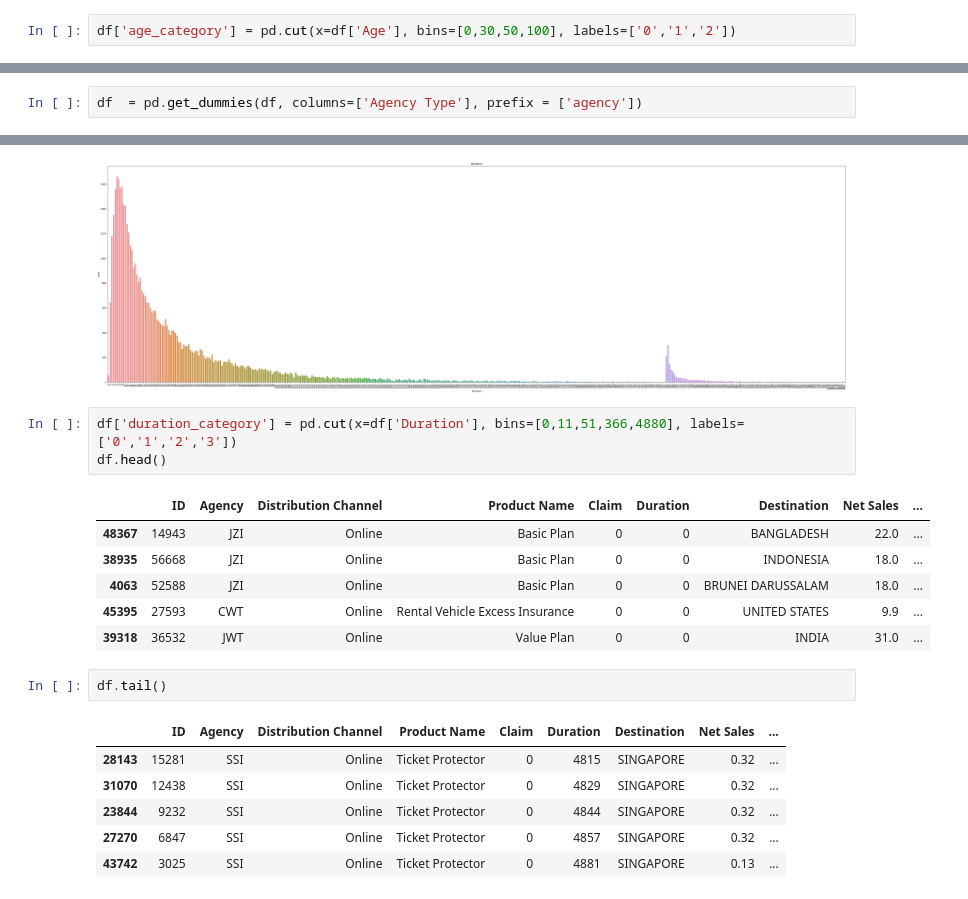
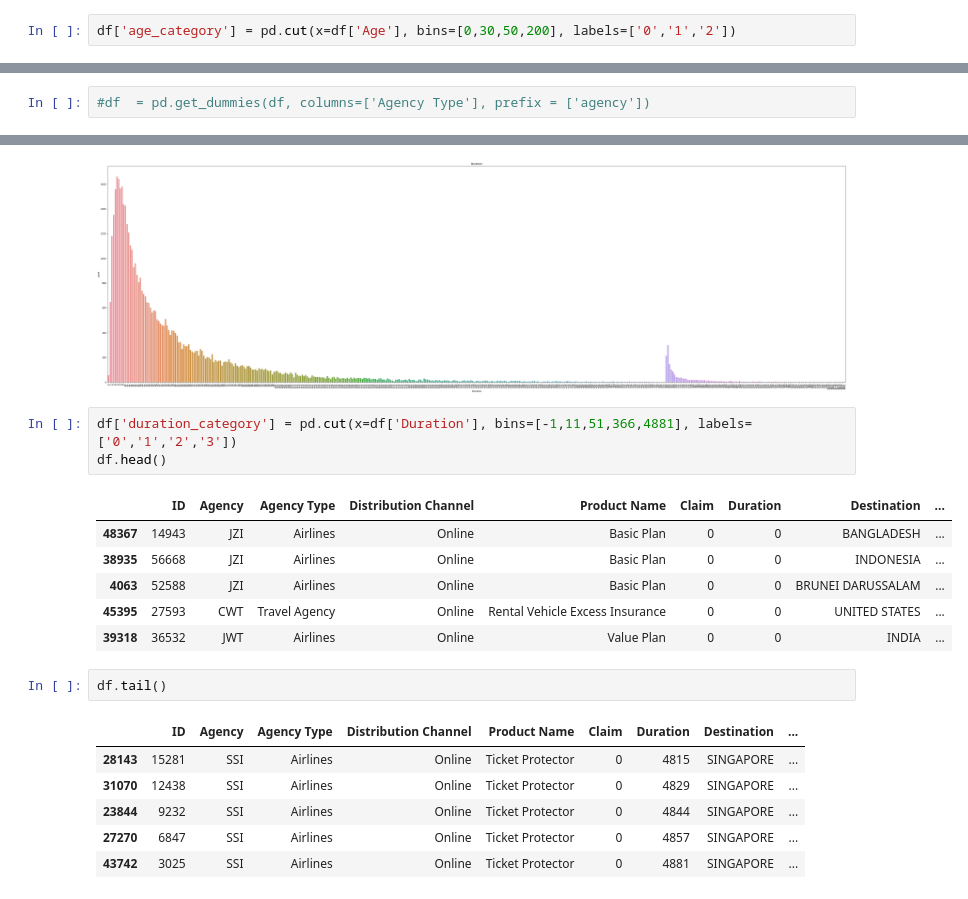
Before and after one commit to sosagago/Are-you-sure-to-Insure-, a Jupyter notebook: Insurer.ipynb, the cells around one changed output, grey strips where cells are left out. Drawn from its saved outputs; the diff is of its cells as text.

```diff
--- a/Insurer.ipynb
+++ b/Insurer.ipynb
@@ -268,7 +268,7 @@ plt.show()
 # %% [output]
 [figure]
 # %%
-df['age_category'] = pd.cut(x=df['Age'], bins=[0,30,50,100], labels=['0','1','2'])
+df['age_category'] = pd.cut(x=df['Age'], bins=[0,30,50,200], labels=['0','1','2'])
 # %%
 df  = pd.get_dummies(df, columns=['age_category'], prefix = ['age'])
 df.head()
@@ -315,4 +313,4 @@ df.head()
 | 3 | 55816 | EPX | Travel Agency | Online | 2 way Comprehensive Plan | 0 | 16 | INDONESIA | ... |
 | 4 | 13816 | EPX | Travel Agency | Online | Cancellation Plan | 0 | 10 | KOREA, REPUBLIC OF | ... |
 # %%
-df  = pd.get_dummies(df, columns=['Agency Type'], prefix = ['agency'])
+#df  = pd.get_dummies(df, columns=['Agency Type'], prefix = ['agency'])
@@ -355,21 +351,21 @@ plt.show()
 # %% [output]
 [figure]
 # %%
-df['duration_category'] = pd.cut(x=df['Duration'], bins=[0,11,51,366,4880], labels=['0','1','2','3'])
+df['duration_category'] = pd.cut(x=df['Duration'], bins=[-1,11,51,366,4881], labels=['0','1','2','3'])
 df.head()
 # %% [output]
-|  | ID | Agency | Distribution Channel | Product Name | Claim | Duration | Destination | Net Sales | ... |
-| 48367 | 14943 | JZI | Online | Basic Plan | 0 | 0 | BANGLADESH | 22.0 | ... |
-| 38935 | 56668 | JZI | Online | Basic Plan | 0 | 0 | INDONESIA | 18.0 | ... |
-| 4063 | 52588 | JZI | Online | Basic Plan | 0 | 0 | BRUNEI DARUSSALAM | 18.0 | ... |
-| 45395 | 27593 | CWT | Online | Rental Vehicle Excess Insurance | 0 | 0 | UNITED STATES | 9.9 | ... |
-| 39318 | 36532 | JWT | Online | Value Plan | 0 | 0 | INDIA | 31.0 | ... |
+|  | ID | Agency | Agency Type | Distribution Channel | Product Name | Claim | Duration | Destination | ... |
+| 48367 | 14943 | JZI | Airlines | Online | Basic Plan | 0 | 0 | BANGLADESH | ... |
+| 38935 | 56668 | JZI | Airlines | Online | Basic Plan | 0 | 0 | INDONESIA | ... |
+| 4063 | 52588 | JZI | Airlines | Online | Basic Plan | 0 | 0 | BRUNEI DARUSSALAM | ... |
+| 45395 | 27593 | CWT | Travel Agency | Online | Rental Vehicle Excess Insurance | 0 | 0 | UNITED STATES | ... |
+| 39318 | 36532 | JWT | Airlines | Online | Value Plan | 0 | 0 | INDIA | ... |
 # %%
 df.tail()
 # %% [output]
-|  | ID | Agency | Distribution Channel | Product Name | Claim | Duration | Destination | Net Sales | ... |
-| 28143 | 15281 | SSI | Online | Ticket Protector | 0 | 4815 | SINGAPORE | 0.32 | ... |
-| 31070 | 12438 | SSI | Online | Ticket Protector | 0 | 4829 | SINGAPORE | 0.32 | ... |
-| 23844 | 9232 | SSI | Online | Ticket Protector | 0 | 4844 | SINGAPORE | 0.32 | ... |
-| 27270 | 6847 | SSI | Online | Ticket Protector | 0 | 4857 | SINGAPORE | 0.32 | ... |
-| 43742 | 3025 | SSI | Online | Ticket Protector | 0 | 4881 | SINGAPORE | 0.13 | ... |
+|  | ID | Agency | Agency Type | Distribution Channel | Product Name | Claim | Duration | Destination | ... |
+| 28143 | 15281 | SSI | Airlines | Online | Ticket Protector | 0 | 4815 | SINGAPORE | ... |
+| 31070 | 12438 | SSI | Airlines | Online | Ticket Protector | 0 | 4829 | SINGAPORE | ... |
+| 23844 | 9232 | SSI | Airlines | Online | Ticket Protector | 0 | 4844 | SINGAPORE | ... |
+| 27270 | 6847 | SSI | Airlines | Online | Ticket Protector | 0 | 4857 | SINGAPORE | ... |
+| 43742 | 3025 | SSI | Airlines | Online | Ticket Protector | 0 | 4881 | SINGAPORE | ... |
```
Also changed, not shown: parts of 23 cells of this notebook.
